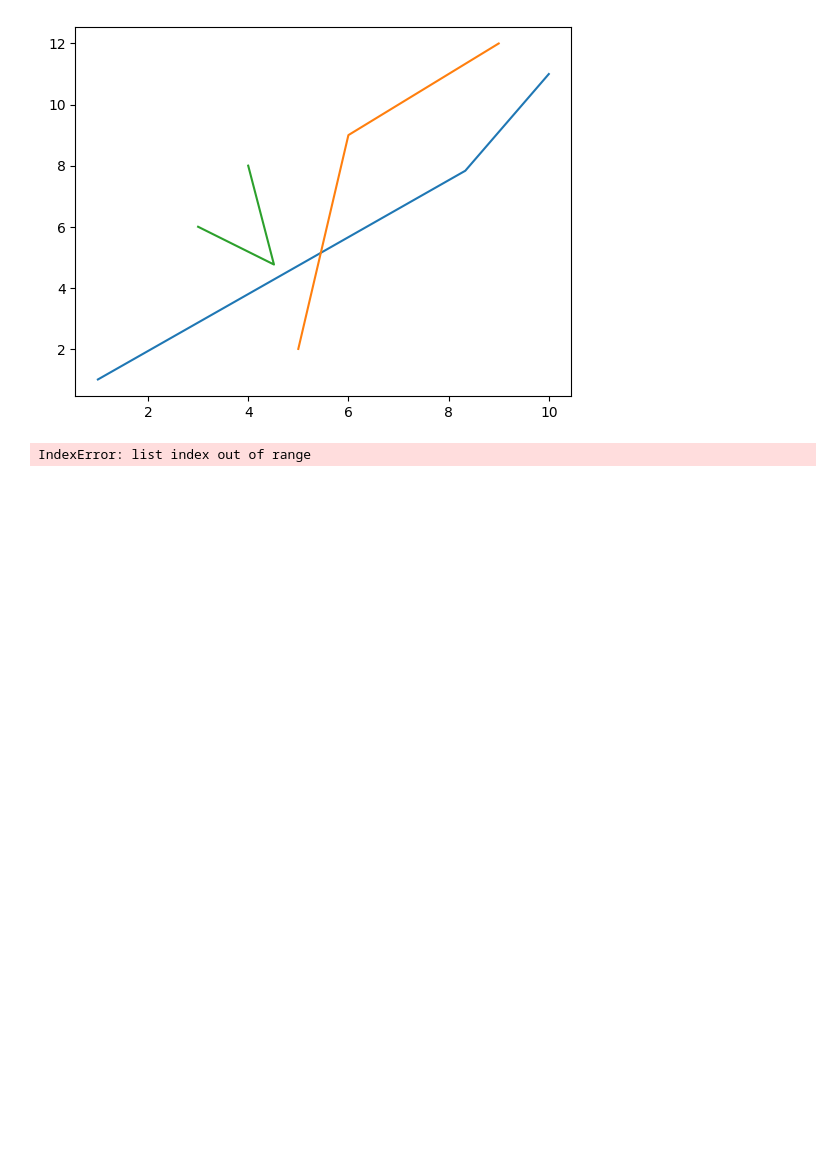
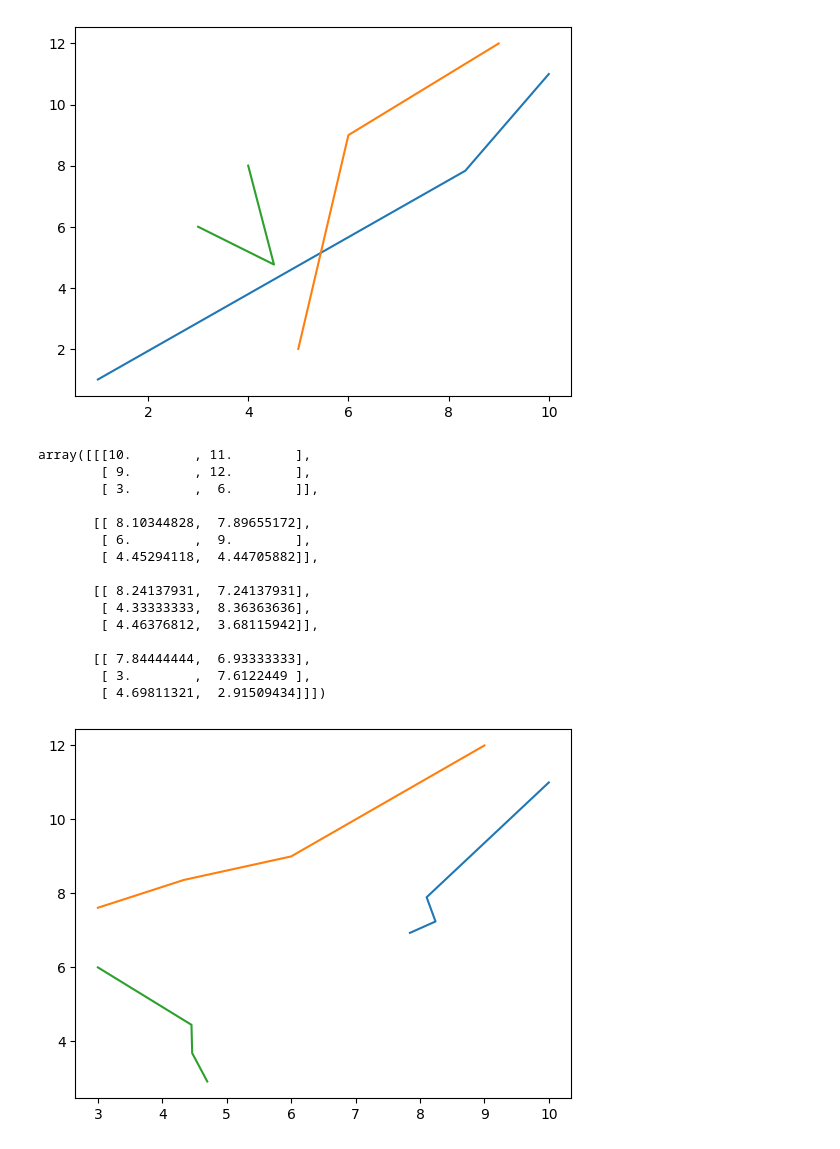
Before and after one commit to biswajit-github-2022/RKMVERI, a Jupyter notebook: IPYTHONNOTEBOOK/numpy_pds_class/pds_class_21.ipynb, the cells around one changed output. Cells and saved outputs as stored; diff of their text form; code cells hidden in the pictures; blank space fills up the shorter version.

```diff
--- a/IPYTHONNOTEBOOK/numpy_pds_class/pds_class_21.ipynb
+++ b/IPYTHONNOTEBOOK/numpy_pds_class/pds_class_21.ipynb
@@ -175,31 +175,47 @@ for i in range(l.shape[1]):
 centroids=np.array([[10,11],[9,12],[3,6]])
 points=np.random.randint(1,10,400).reshape((200,2),order='F')
 
 def find_cluster_centroids(centroids, points):
     all_centroids=[]
     all_centroids.append(centroids)
     for i in range(3):
         centroids_=centroids[:,np.newaxis,:]
         c_to_p_dist_=np.sqrt(np.sum((centroids_-points)**2,axis=2))
         min_index=np.argmin(c_to_p_dist_,axis=0)
         s=list(set(min_index))
 
         cluster=[]
         new_centroids=[]
 
         for i in s:
             x=points[min_index==i]
             cluster.append(x)
             new_centroids.append((np.sum(cluster[i],axis=0)/cluster[i].shape[0]))
         new_centroids=np.array(new_centroids)
+        centroids=new_centroids
         all_centroids.append(new_centroids)
     all_centroids=np.array(all_centroids)
     for i in range(all_centroids.shape[1]):
         plt.plot(all_centroids[:,i][:,0],all_centroids[:,i][:,1])
 
     return all_centroids
 
 
 find_cluster_centroids(centroids,points)
 # %% [output]
-IndexError: list index out of range
+array([[[10.        , 11.        ],
+        [ 9.        , 12.        ],
+        [ 3.        ,  6.        ]],
+
+       [[ 8.10344828,  7.89655172],
+        [ 6.        ,  9.        ],
+        [ 4.45294118,  4.44705882]],
+
+       [[ 8.24137931,  7.24137931],
+        [ 4.33333333,  8.36363636],
+        [ 4.46376812,  3.68115942]],
+
+       [[ 7.84444444,  6.93333333],
+        [ 3.        ,  7.6122449 ],
+        [ 4.69811321,  2.91509434]]])
+[figure, added]
```
Also changed, not shown: 1 other file.
